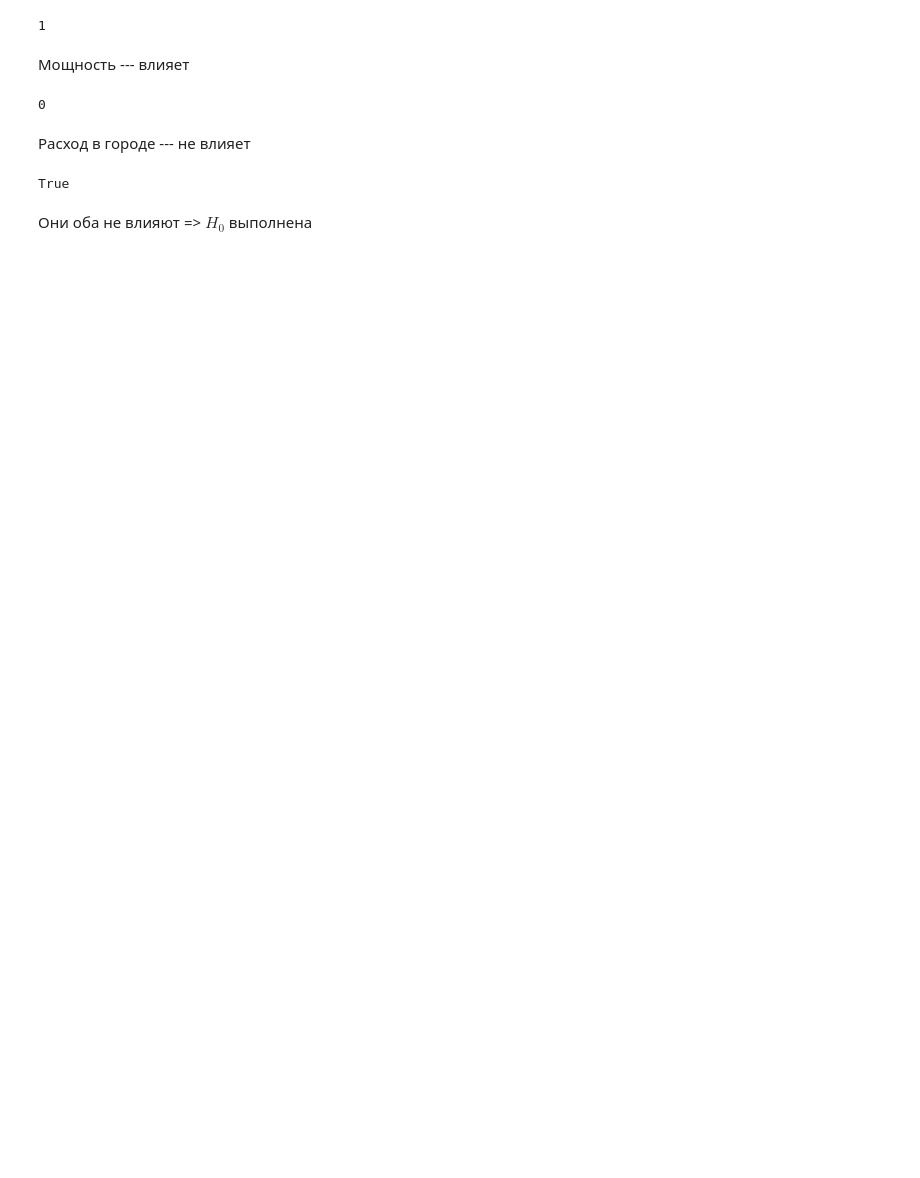
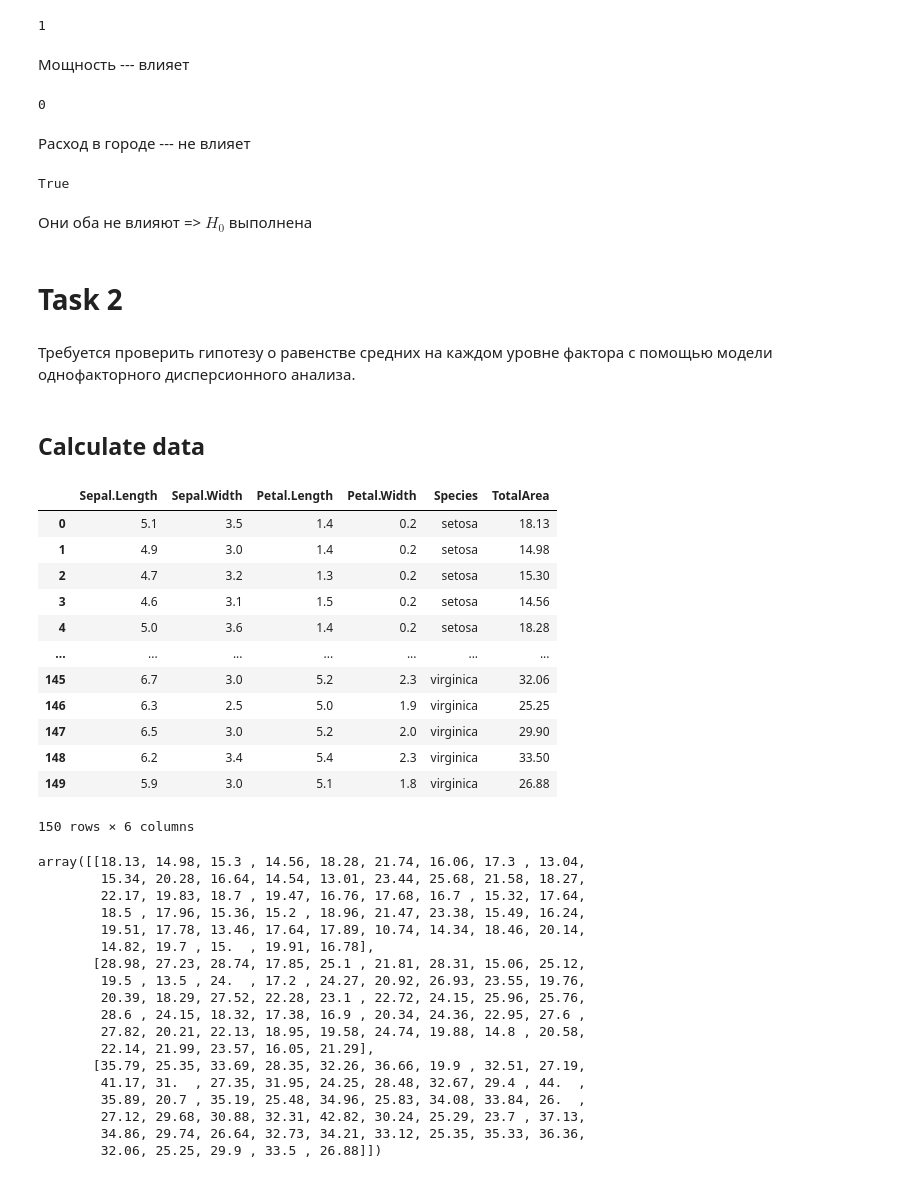
Before and after one commit to snitron/matstat, a Jupyter notebook: lab5.ipynb, the cells around one changed output. Cells and saved outputs as stored; diff of their text form; code cells hidden in the pictures; blank space fills up the shorter version.

Commit message:
Lab 5, task 2 done

```diff
--- a/lab5.ipynb
+++ b/lab5.ipynb
@@ -273,3 +273,51 @@ check_coeff(1, test_value) == check_coeff(2, test_value)
 True
 # %% [markdown]
 Они оба не влияют => $H_0$ выполнена
+# %% [markdown]
+# Task 2
+# %% [markdown]
+Требуется проверить гипотезу о равенстве средних на каждом уровне фактора с помощью модели однофакторного дисперсионного анализа.
+# %% [markdown]
+## Calculate data
+# %%
+import pandas as pd
+import numpy as np
+
+df = pd.read_csv("iris.csv")
+df["TotalArea"] = df["Sepal.Length"] * df["Sepal.Width"] + df["Petal.Length"] * df["Petal.Width"]
+display(df)
+
+splitted = np.array(list(map(lambda x: x[1], df.groupby("Species")["TotalArea"])))
+splitted
+# %% [output]
+|  | Sepal.Length | Sepal.Width | Petal.Length | Petal.Width | Species | TotalArea |
+| 0 | 5.1 | 3.5 | 1.4 | 0.2 | setosa | 18.13 |
+| 1 | 4.9 | 3.0 | 1.4 | 0.2 | setosa | 14.98 |
+| 2 | 4.7 | 3.2 | 1.3 | 0.2 | setosa | 15.30 |
+| 3 | 4.6 | 3.1 | 1.5 | 0.2 | setosa | 14.56 |
+| 4 | 5.0 | 3.6 | 1.4 | 0.2 | setosa | 18.28 |
+| ... | ... | ... | ... | ... | ... | ... |
+| 145 | 6.7 | 3.0 | 5.2 | 2.3 | virginica | 32.06 |
+| 146 | 6.3 | 2.5 | 5.0 | 1.9 | virginica | 25.25 |
+| 147 | 6.5 | 3.0 | 5.2 | 2.0 | virginica | 29.90 |
+| 148 | 6.2 | 3.4 | 5.4 | 2.3 | virginica | 33.50 |
+| 149 | 5.9 | 3.0 | 5.1 | 1.8 | virginica | 26.88 |
+150 rows × 6 columns
+array([[18.13, 14.98, 15.3 , 14.56, 18.28, 21.74, 16.06, 17.3 , 13.04,
+        15.34, 20.28, 16.64, 14.54, 13.01, 23.44, 25.68, 21.58, 18.27,
+        22.17, 19.83, 18.7 , 19.47, 16.76, 17.68, 16.7 , 15.32, 17.64,
+        18.5 , 17.96, 15.36, 15.2 , 18.96, 21.47, 23.38, 15.49, 16.24,
+        19.51, 17.78, 13.46, 17.64, 17.89, 10.74, 14.34, 18.46, 20.14,
+        14.82, 19.7 , 15.  , 19.91, 16.78],
+       [28.98, 27.23, 28.74, 17.85, 25.1 , 21.81, 28.31, 15.06, 25.12,
+        19.5 , 13.5 , 24.  , 17.2 , 24.27, 20.92, 26.93, 23.55, 19.76,
+        20.39, 18.29, 27.52, 22.28, 23.1 , 22.72, 24.15, 25.96, 25.76,
+        28.6 , 24.15, 18.32, 17.38, 16.9 , 20.34, 24.36, 22.95, 27.6 ,
+        27.82, 20.21, 22.13, 18.95, 19.58, 24.74, 19.88, 14.8 , 20.58,
+        22.14, 21.99, 23.57, 16.05, 21.29],
+       [35.79, 25.35, 33.69, 28.35, 32.26, 36.66, 19.9 , 32.51, 27.19,
+        41.17, 31.  , 27.35, 31.95, 24.25, 28.48, 32.67, 29.4 , 44.  ,
+        35.89, 20.7 , 35.19, 25.48, 34.96, 25.83, 34.08, 33.84, 26.  ,
+        27.12, 29.68, 30.88, 32.31, 42.82, 30.24, 25.29, 23.7 , 37.13,
+        34.86, 29.74, 26.64, 32.73, 34.21, 33.12, 25.35, 35.33, 36.36,
+        32.06, 25.25, 29.9 , 33.5 , 26.88]])
```
Also changed, not shown: parts of 9 cells of this notebook, 1 other file.
